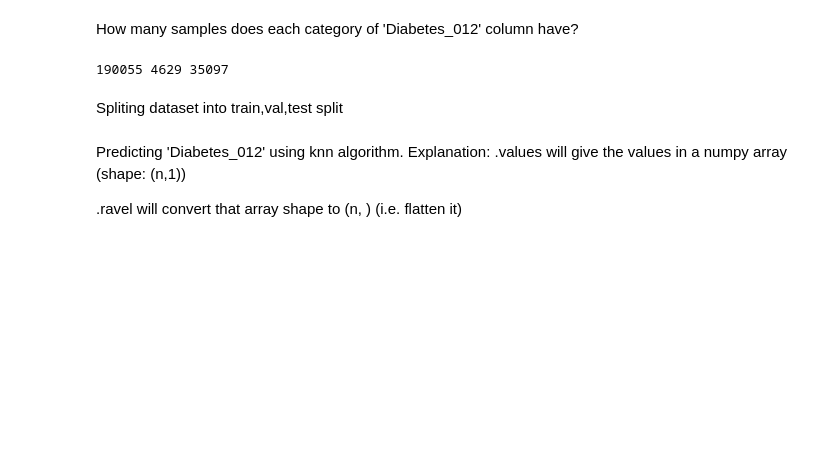
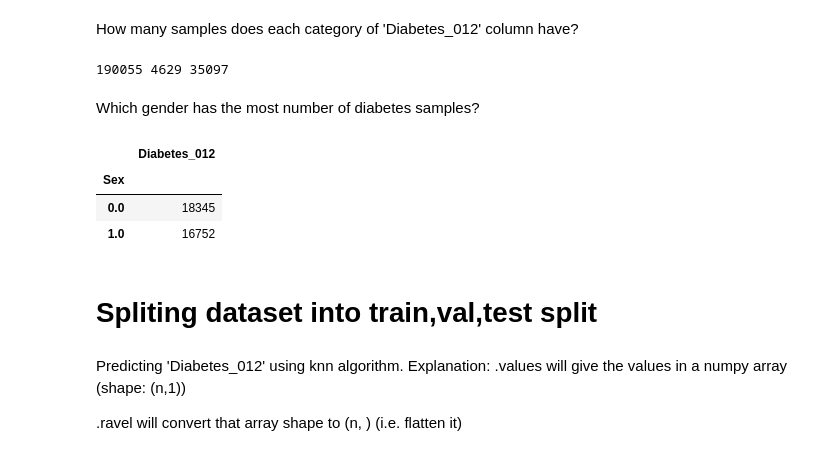
Before and after one commit to paya-alavi77/Diabetes, a Jupyter notebook: Diabetes.ipynb, the cells around one changed output. Cells and saved outputs as stored; diff of their text form; code cells hidden in the pictures; blank space fills up the shorter version.

```diff
--- a/Diabetes.ipynb
+++ b/Diabetes.ipynb
@@ -136,8 +140,17 @@ count_class_0, count_class_1, count_class_2=df.Diabetes_012.value_counts().sort_
 print(count_class_0,count_class_1,count_class_2)
 # %% [output]
 190055 4629 35097
+# %% [markdown]
+Which gender has the most number of diabetes samples?
+# %%
+df_class_2.groupby('Sex')[['Diabetes_012']].count()
+# %% [output]
+|  | Diabetes_012 |
+| Sex |  |
+| 0.0 | 18345 |
+| 1.0 | 16752 |
 # %% [markdown]
-Spliting dataset into train,val,test split
+<h1>Spliting dataset into train,val,test split
 # %%
 y = df.iloc[:,[0]]
 x= df.iloc[:,1:]
```
Also changed, not shown: parts of 11 cells of this notebook.
